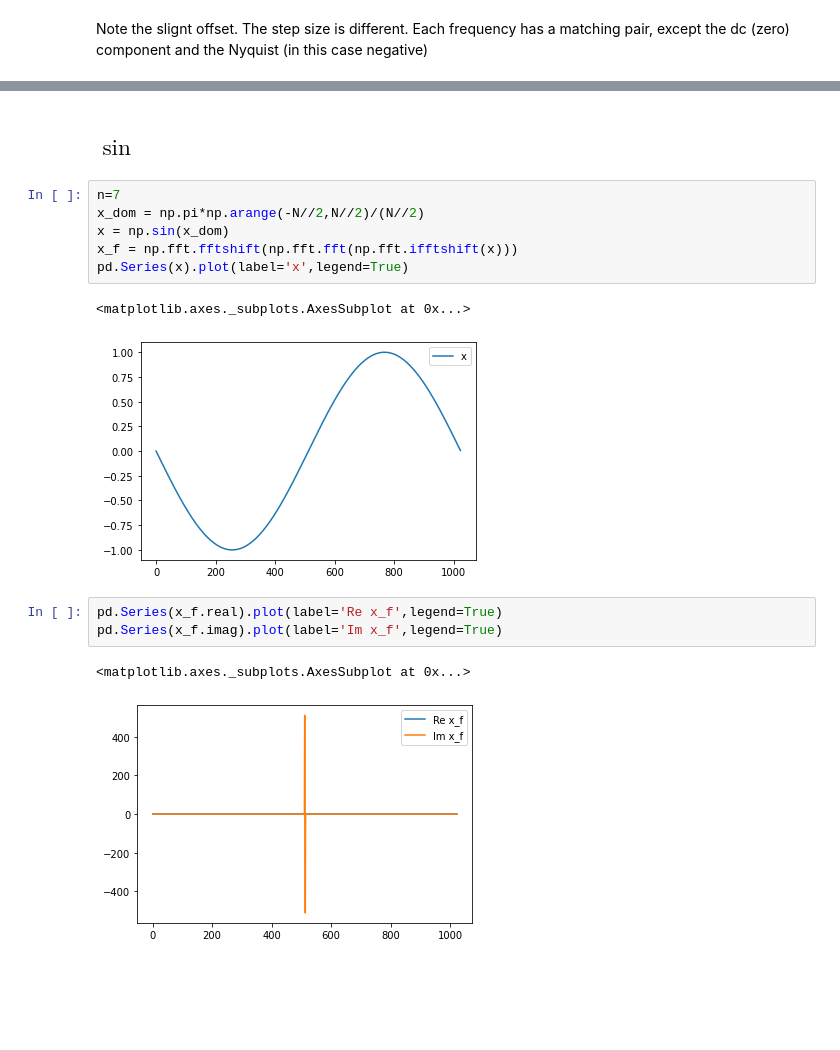
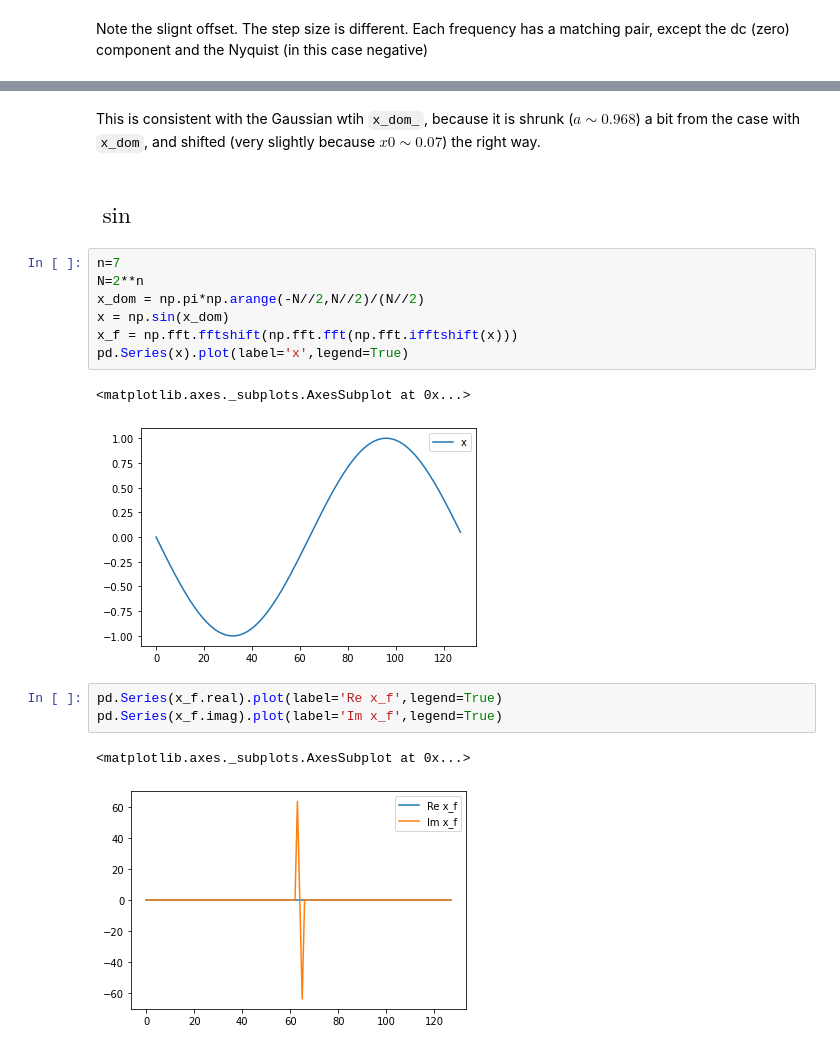
Before and after one commit to geoffwoollard/learn_cryoem_math, a Jupyter notebook: nb/fft.ipynb, the cells around one changed output, grey strips where cells are left out. Saved outputs shown, nothing was run; the diff lists cells and outputs as text; blank space fills up the shorter version.

```diff
--- a/nb/fft.ipynb
+++ b/nb/fft.ipynb
@@ -240,17 +334,20 @@ Note the slignt offset. The step size is different. Each frequency has a matchin
+# %% [markdown]
+This is consistent with the Gaussian wtih `x_dom_`, because it is shrunk ($a\sim0.968$) a bit from the case with `x_dom`, and shifted (very slightly because $x0 \sim 0.07$) the right way.
 # %% [markdown]
 ## $\sin$
 # %%
 n=7
+N=2**n
 x_dom = np.pi*np.arange(-N//2,N//2)/(N//2)
 x = np.sin(x_dom)
 x_f = np.fft.fftshift(np.fft.fft(np.fft.ifftshift(x)))
 pd.Series(x).plot(label='x',legend=True)
 # %% [output]
 <matplotlib.axes._subplots.AxesSubplot at 0x...>
-[figure, old version]
+[figure, new version]
 # %%
 pd.Series(x_f.real).plot(label='Re x_f',legend=True)
 pd.Series(x_f.imag).plot(label='Im x_f',legend=True)
 # %% [output]
 <matplotlib.axes._subplots.AxesSubplot at 0x...>
-[figure, old version]
+[figure, new version]
```
Also changed, not shown: parts of 15 cells of this notebook.
